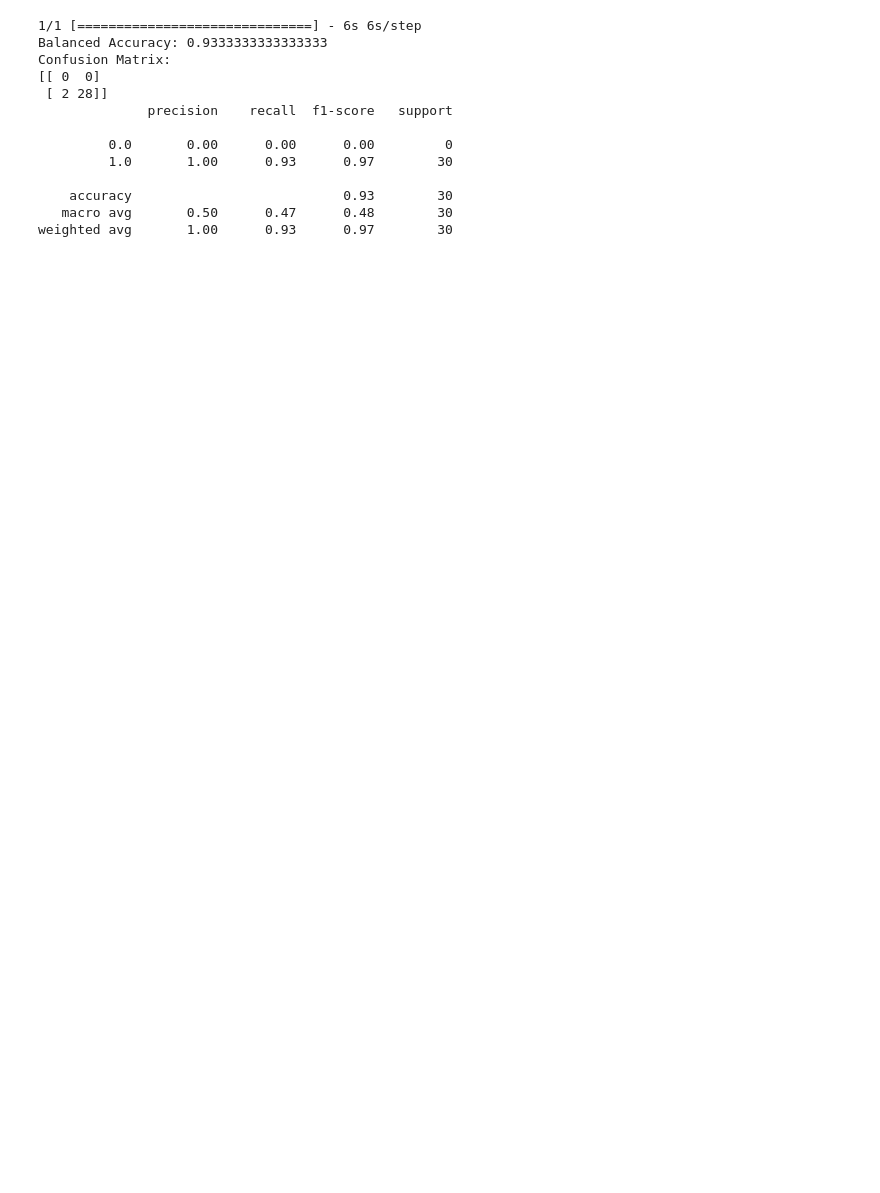
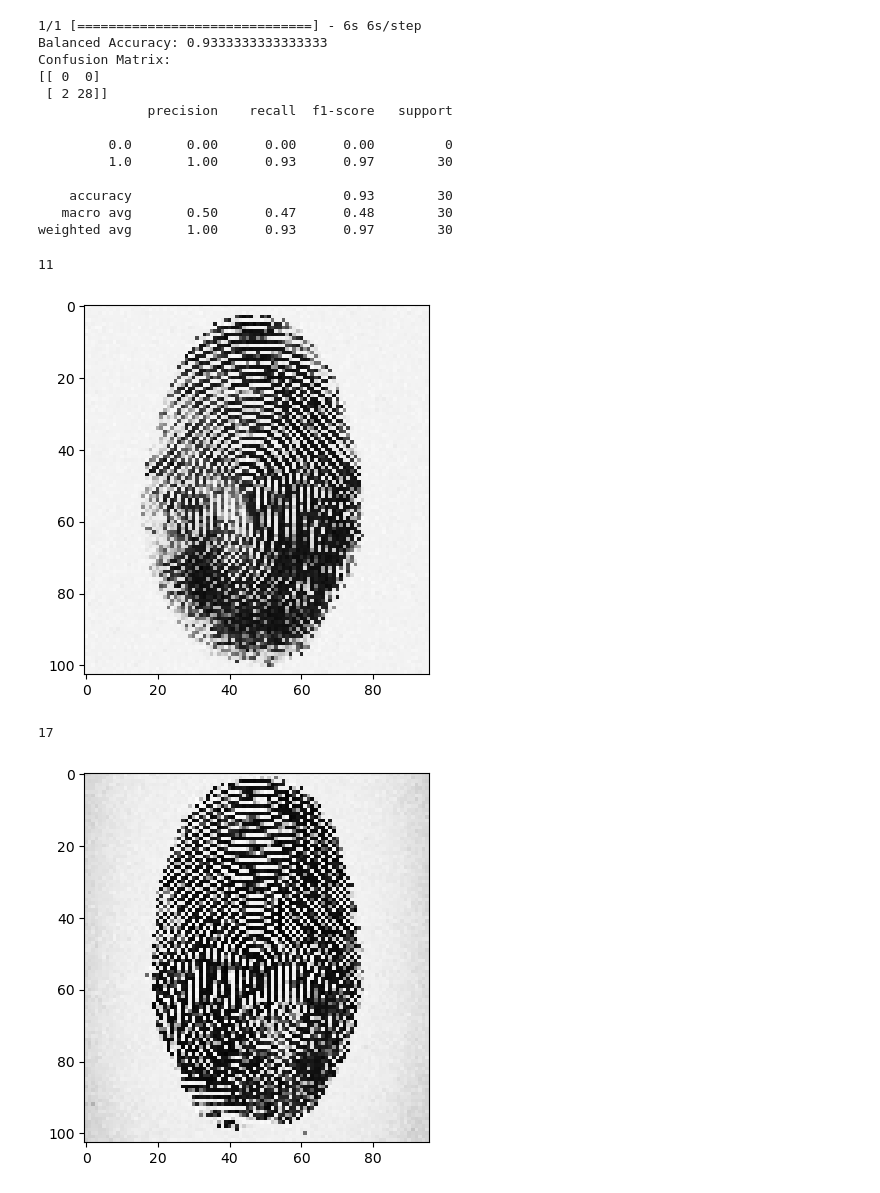
Before and after one commit to alex-dias/fingerprint_spoofing, a Jupyter notebook: bing.ipynb, the cells around one changed output. Saved outputs shown, nothing was run; the diff lists cells and outputs as text; code cells hidden in the pictures; blank space fills up the shorter version.

```diff
--- a/bing.ipynb
+++ b/bing.ipynb
@@ -58,3 +58,16 @@ Confusion Matrix:
     accuracy                           0.93        30
    macro avg       0.50      0.47      0.48        30
 weighted avg       1.00      0.93      0.97        30
+# %%
+import matplotlib.pyplot as plt
+
+for enum, value in enumerate(y_pred):
+    if value < 0.5:
+        print(enum)
+        plt.imshow(data[enum], cmap='gray')
+        plt.show()
+# %% [output]
+11
+[figure, added]
+17
+[figure, added]
```
Also changed, not shown: 3 other files.
